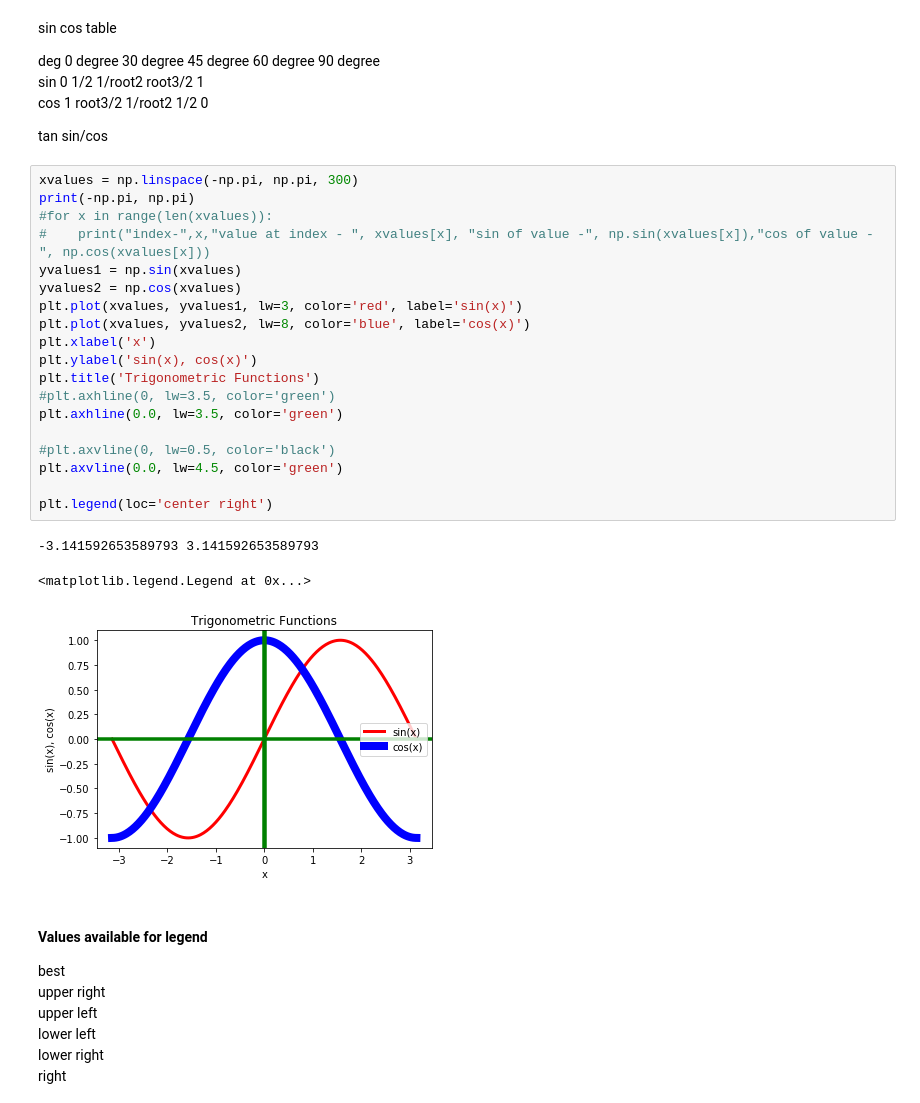
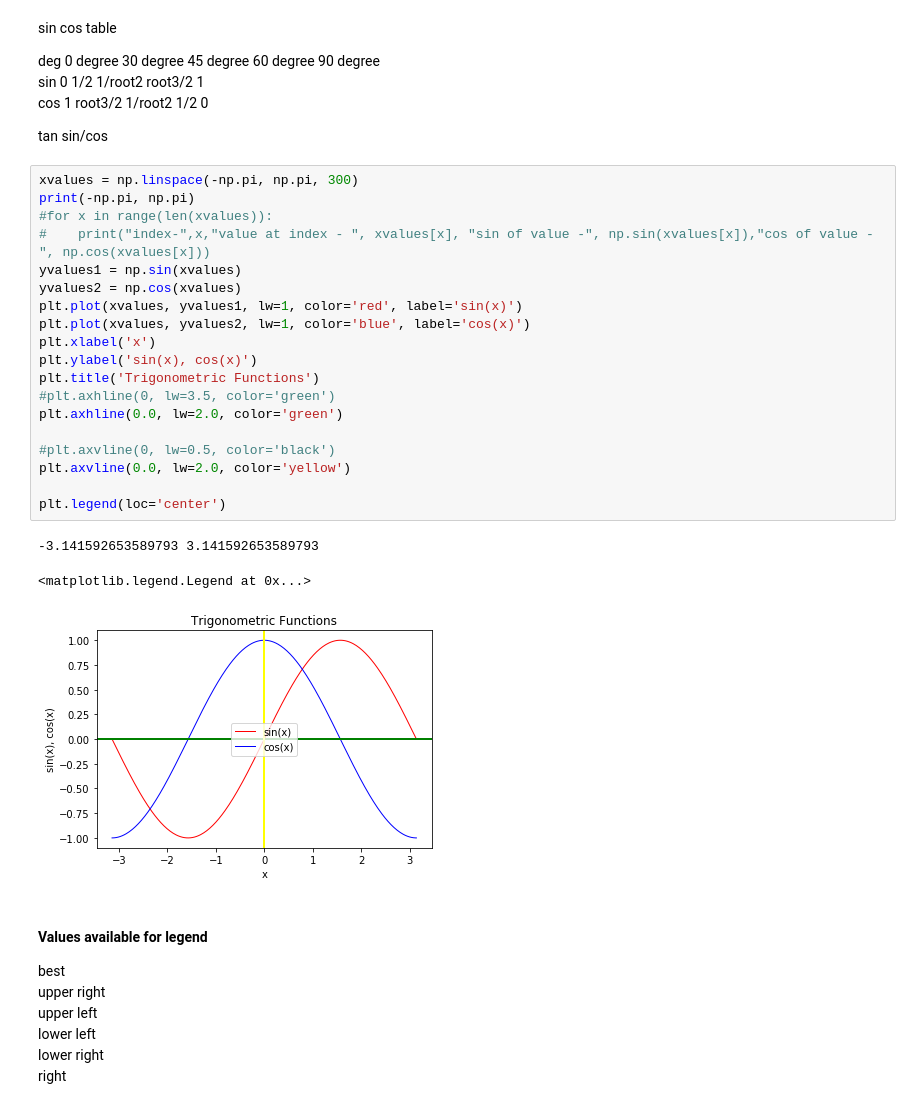
Before and after one commit to balajidileepkumar/Python_MachineLearning, a Jupyter notebook: Chapter-10-MatPlotLib.ipynb, the cells around one changed output. Saved outputs shown, nothing was run; the diff lists cells and outputs as text.

```diff
--- a/Chapter-10-MatPlotLib.ipynb
+++ b/Chapter-10-MatPlotLib.ipynb
@@ -391,26 +378,26 @@ tan     sin/cos
 # %%
 xvalues = np.linspace(-np.pi, np.pi, 300)
 print(-np.pi, np.pi)
 #for x in range(len(xvalues)):
 #    print("index-",x,"value at index - ", xvalues[x], "sin of value -", np.sin(xvalues[x]),"cos of value - ", np.cos(xvalues[x]))
 yvalues1 = np.sin(xvalues)
 yvalues2 = np.cos(xvalues)
-plt.plot(xvalues, yvalues1, lw=3, color='red', label='sin(x)')
-plt.plot(xvalues, yvalues2, lw=8, color='blue', label='cos(x)')
+plt.plot(xvalues, yvalues1, lw=1, color='red', label='sin(x)')
+plt.plot(xvalues, yvalues2, lw=1, color='blue', label='cos(x)')
 plt.xlabel('x')
 plt.ylabel('sin(x), cos(x)')
 plt.title('Trigonometric Functions')
 #plt.axhline(0, lw=3.5, color='green')
-plt.axhline(0.0, lw=3.5, color='green')
+plt.axhline(0.0, lw=2.0, color='green')
 
 #plt.axvline(0, lw=0.5, color='black')
-plt.axvline(0.0, lw=4.5, color='green')
+plt.axvline(0.0, lw=2.0, color='yellow')
 
-plt.legend(loc='center right')
+plt.legend(loc='center')
 # %% [output]
 -3.141592653589793 3.141592653589793
 <matplotlib.legend.Legend at 0x...>
-[figure, old version]
+[figure, new version]
 # %% [markdown]
 #### Values available for legend
 best<br>
```
Also changed, not shown: parts of 11 cells of this notebook, 6 other files.
